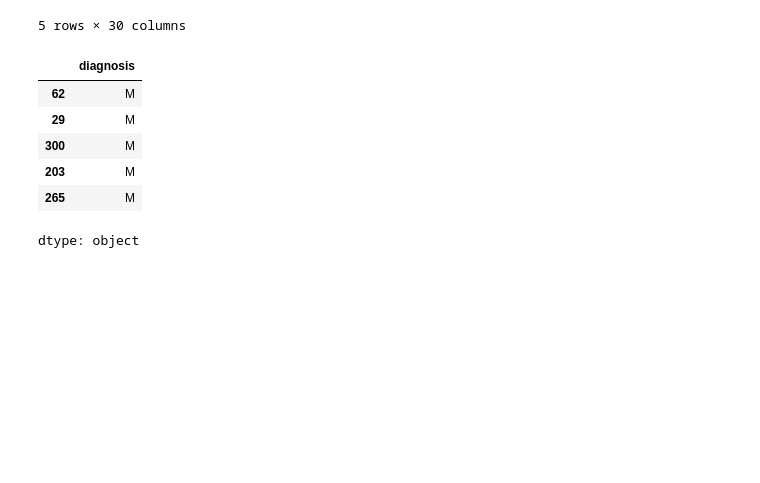
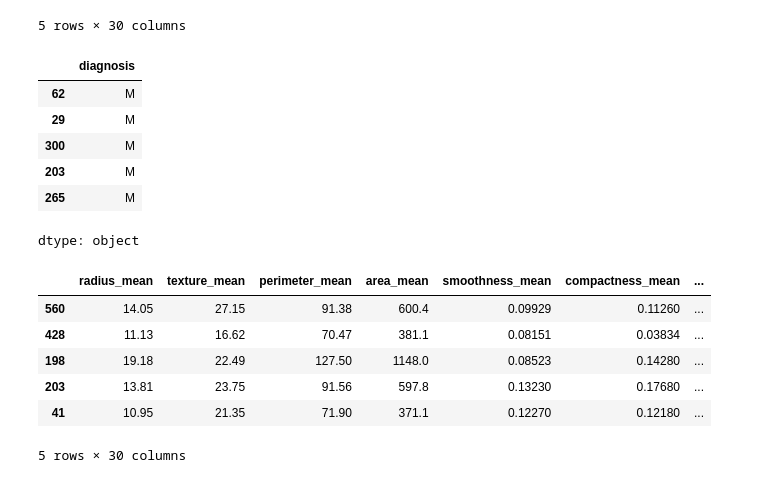
Before and after one commit to rabin20-04/ML-Algorithms, a Jupyter notebook: KNN/breast_cancer_prediction.ipynb, the cells around one changed output. Saved outputs shown, nothing was run; the diff lists cells and outputs as text; code cells hidden in the pictures; blank space fills up the shorter version.

```diff
--- a/KNN/breast_cancer_prediction.ipynb
+++ b/KNN/breast_cancer_prediction.ipynb
@@ -99,3 +99,15 @@ Y.sample(5)
 dtype: object
 # %%
 from sklearn.model_selection import train_test_split
+# %%
+x_train,x_test,y_train,y_test=train_test_split(X,Y,test_size=0.2,random_state=2)
+# %%
+x_train.head()
+# %% [output]
+|  | radius_mean | texture_mean | perimeter_mean | area_mean | smoothness_mean | compactness_mean | ... |
+| 560 | 14.05 | 27.15 | 91.38 | 600.4 | 0.09929 | 0.11260 | ... |
+| 428 | 11.13 | 16.62 | 70.47 | 381.1 | 0.08151 | 0.03834 | ... |
+| 198 | 19.18 | 22.49 | 127.50 | 1148.0 | 0.08523 | 0.14280 | ... |
+| 203 | 13.81 | 23.75 | 91.56 | 597.8 | 0.13230 | 0.17680 | ... |
+| 41 | 10.95 | 21.35 | 71.90 | 371.1 | 0.12270 | 0.12180 | ... |
+5 rows × 30 columns
```
Also changed, not shown: parts of 10 cells of this notebook.
